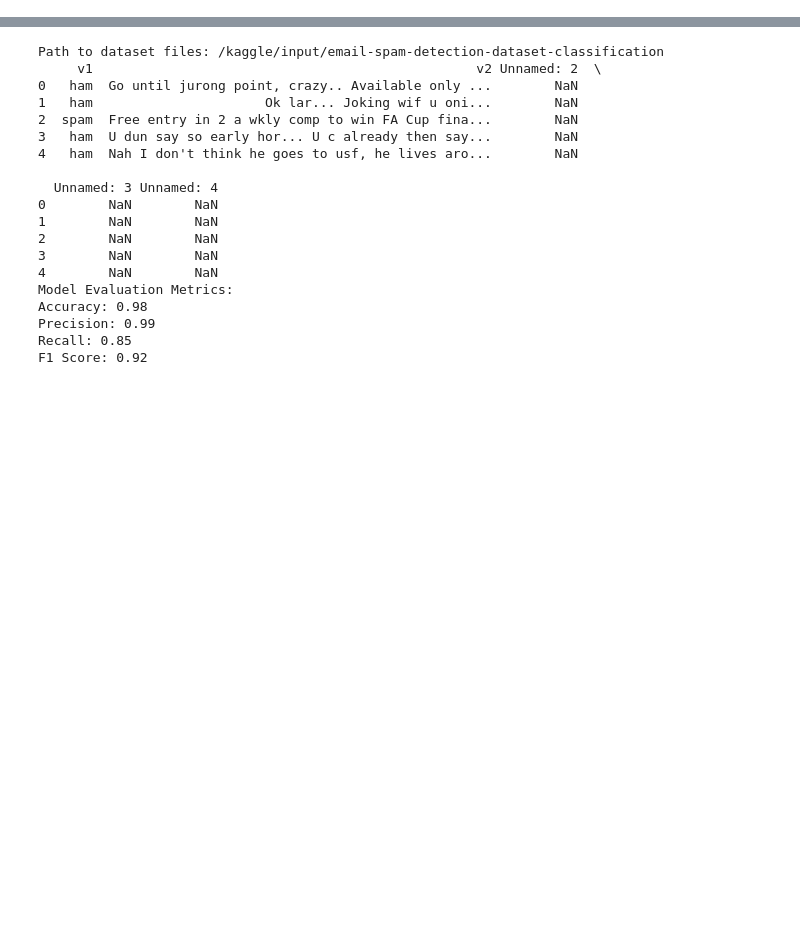
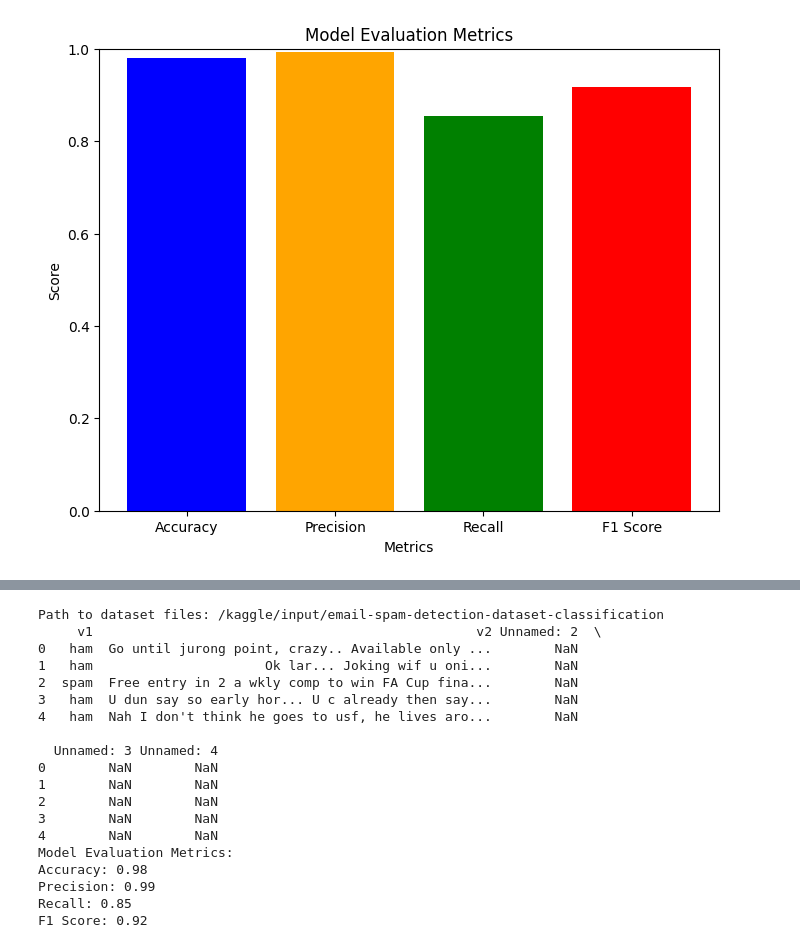
Before and after one commit to 3amberloaf/3amberloaf, a Jupyter notebook: email-phishing.ipynb, the cells around one changed output, grey strips where cells are left out. Cells and saved outputs as stored; diff of their text form; code cells hidden in the pictures; blank space fills up the shorter version.

```diff
--- a/email-phishing.ipynb
+++ b/email-phishing.ipynb
@@ -1 +23,19 @@
+# %%
+import matplotlib.pyplot as plt
+
+# Model evaluation metrics
+metrics = {'Accuracy': accuracy, 'Precision': precision, 'Recall': recall, 'F1 Score': f1}
+names = list(metrics.keys())
+values = list(metrics.values())
+
+# Plot bar chart
+plt.figure(figsize=(8, 6))
+plt.bar(names, values, color=['blue', 'orange', 'green', 'red'])
+plt.ylim(0, 1)
+plt.xlabel('Metrics')
+plt.ylabel('Score')
+plt.title('Model Evaluation Metrics')
+plt.show()
+# %% [output]
+[figure, added]
 # %% [markdown]
```
Also changed, not shown: parts of 4 cells of this notebook.
